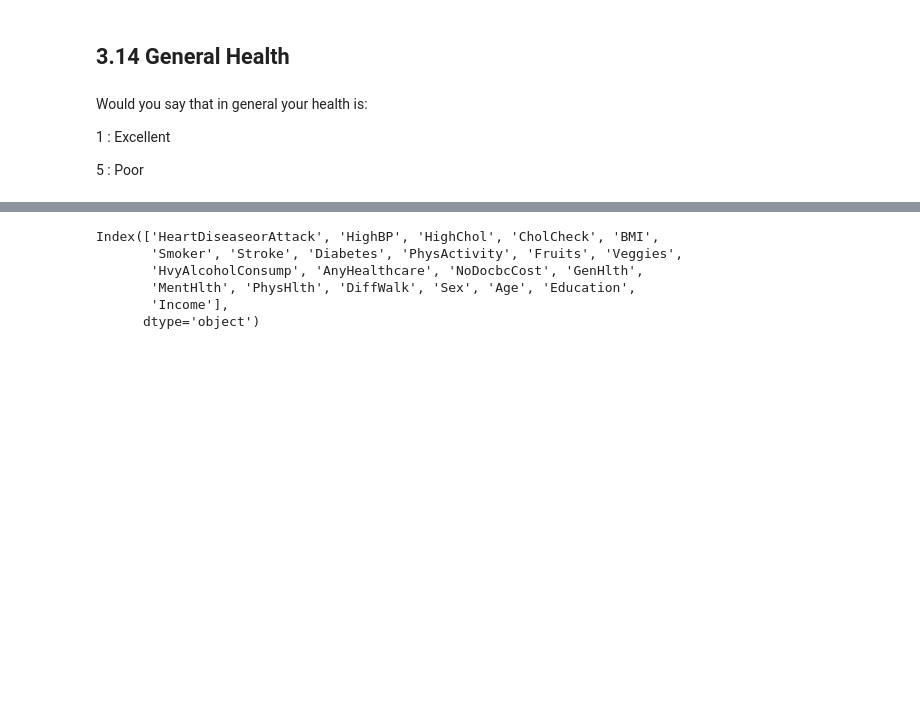
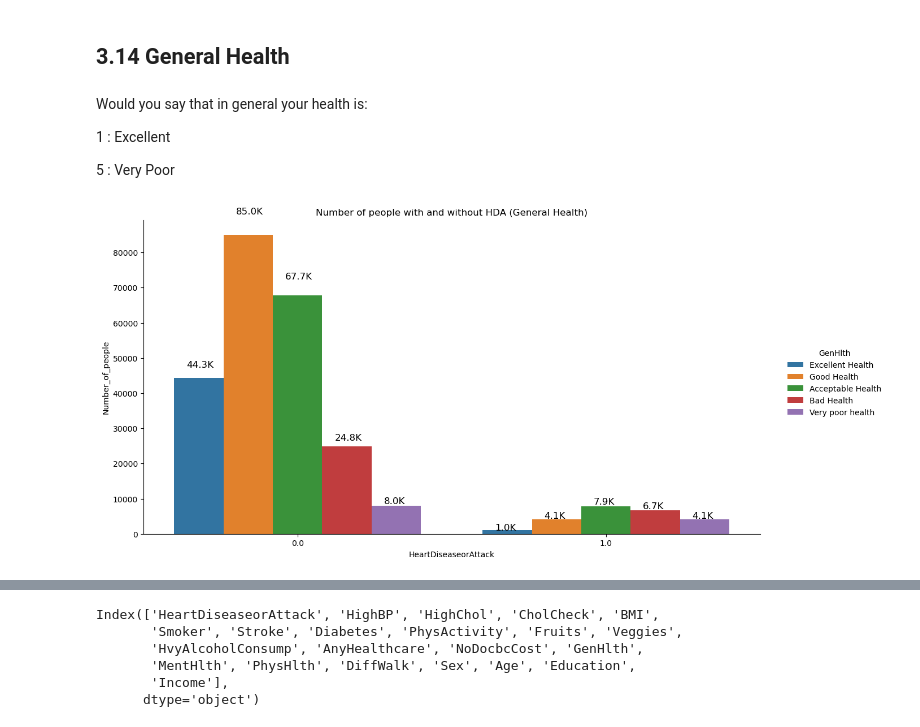
Before and after one commit to MaudGes/Heart_disease_model, a Jupyter notebook: Heart_Disease_EDA.ipynb, the cells around one changed output, grey strips where cells are left out. Cells and saved outputs as stored; diff of their text form; code cells hidden in the pictures; blank space fills up the shorter version.

Commit message:
General and Mental Health add

```diff
--- a/Heart_Disease_EDA.ipynb
+++ b/Heart_Disease_EDA.ipynb
@@ -1342,4 +1350,34 @@ Would you say that in general your health is:
 
 1 : Excellent
 
-5 : Poor
+5 : Very Poor
+# %%
+gen_health_check = heart_disease_dataset[["HeartDiseaseorAttack","GenHlth"]]
+gen_health_check = pd.DataFrame(gen_health_check.value_counts())
+gen_health_check.reset_index(inplace = True)
+gen_health_check.rename(columns = { 0 : "Number_of_people"}, inplace = True)
+
+#Sorting
+gen_health_check.sort_values(by = "GenHlth", inplace = True)
+
+#Transforming value into string to improve graph reading
+gen_health_check["GenHlth"] = gen_health_check["GenHlth"].astype(str)
+gen_health_check["GenHlth"] = gen_health_check["GenHlth"].replace("1.0", "Excellent Health").replace("2.0","Good Health").replace("3.0","Acceptable Health").replace("4.0","Bad Health").replace("5.0","Very poor health")
+
+
+g = sns.catplot(kind = "bar",data = gen_health_check , x = "HeartDiseaseorAttack", y = "Number_of_people", hue = "GenHlth").set(title = "Number of people with and without HDA (General Health)")
+
+g.fig.set_size_inches(16,8)
+g.fig.subplots_adjust(top=0.81,right=0.86)
+
+ax = g.facet_axis(0,0)
+for p in ax.patches:
+    ax.text(p.get_x() + 0.04,
+            p.get_height() * 1.07,
+           '{0:.1f}K'.format(p.get_height()/1000),
+            color='black',
+            rotation='horizontal',
+            size='large')
+plt.show()
+# %% [output]
+[figure, added]
```
Also changed, not shown: parts of 16 cells of this notebook.
